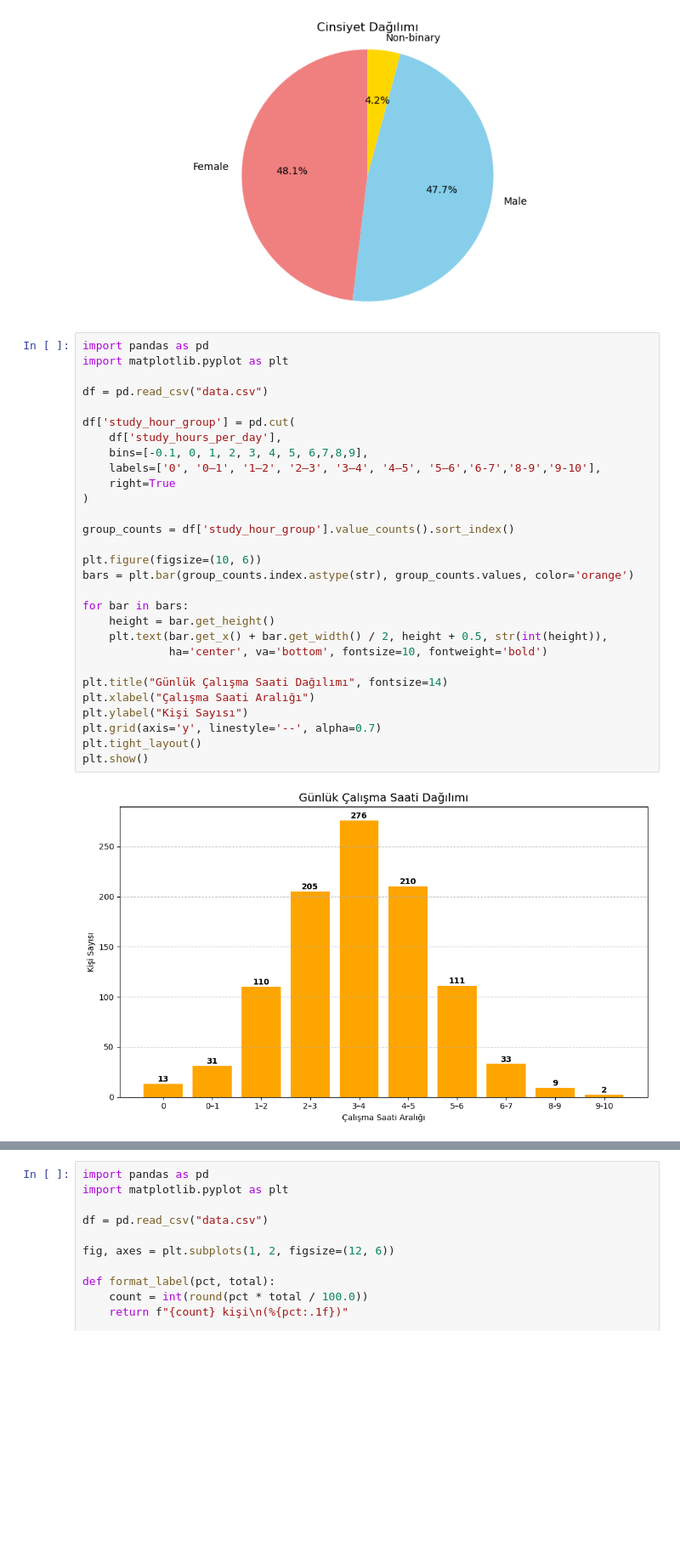
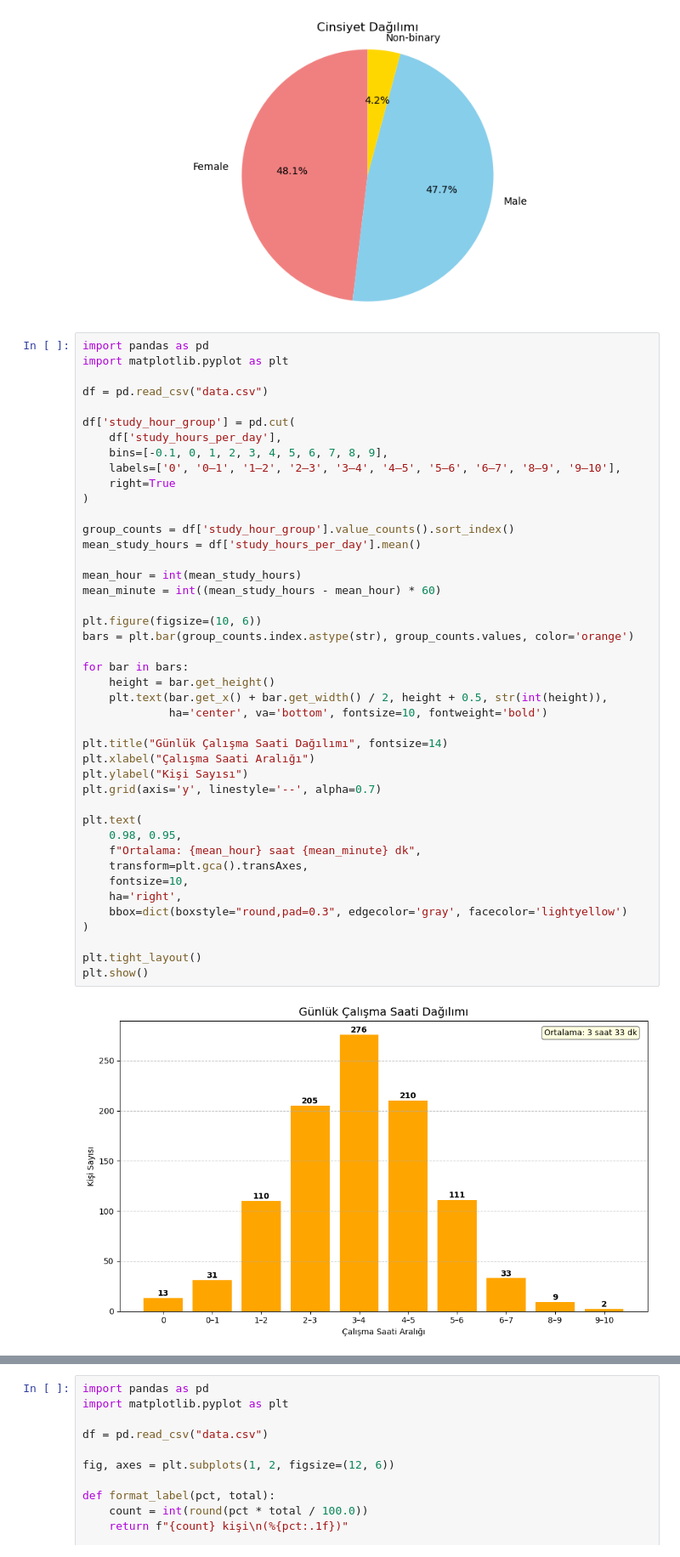
Before and after one commit to uct-trk/Veri-Madenciligi, a Jupyter notebook: data_analysis.ipynb, the cells around one changed output, grey strips where cells are left out. Shown at 85% size. Cells and saved outputs as stored; diff of their text form; blank space fills up the shorter version.

Commit message:
verilerin grafikleri ortalama değerler oluşturuldu

```diff
--- a/data_analysis.ipynb
+++ b/data_analysis.ipynb
@@ -92,34 +117,48 @@ plt.show()
 # %%
 import pandas as pd
 import matplotlib.pyplot as plt
 
 df = pd.read_csv("data.csv")
 
 df['study_hour_group'] = pd.cut(
     df['study_hours_per_day'],
-    bins=[-0.1, 0, 1, 2, 3, 4, 5, 6,7,8,9],
-    labels=['0', '0–1', '1–2', '2–3', '3–4', '4–5', '5–6','6-7','8-9','9-10'],
+    bins=[-0.1, 0, 1, 2, 3, 4, 5, 6, 7, 8, 9],
+    labels=['0', '0–1', '1–2', '2–3', '3–4', '4–5', '5–6', '6–7', '8–9', '9–10'],
     right=True
 )
 
 group_counts = df['study_hour_group'].value_counts().sort_index()
+mean_study_hours = df['study_hours_per_day'].mean()
+
+mean_hour = int(mean_study_hours)
+mean_minute = int((mean_study_hours - mean_hour) * 60)
 
 plt.figure(figsize=(10, 6))
 bars = plt.bar(group_counts.index.astype(str), group_counts.values, color='orange')
 
 for bar in bars:
     height = bar.get_height()
     plt.text(bar.get_x() + bar.get_width() / 2, height + 0.5, str(int(height)),
              ha='center', va='bottom', fontsize=10, fontweight='bold')
 
 plt.title("Günlük Çalışma Saati Dağılımı", fontsize=14)
 plt.xlabel("Çalışma Saati Aralığı")
 plt.ylabel("Kişi Sayısı")
 plt.grid(axis='y', linestyle='--', alpha=0.7)
+
+plt.text(
+    0.98, 0.95,
+    f"Ortalama: {mean_hour} saat {mean_minute} dk",
+    transform=plt.gca().transAxes,
+    fontsize=10,
+    ha='right',
+    bbox=dict(boxstyle="round,pad=0.3", edgecolor='gray', facecolor='lightyellow')
+)
+
 plt.tight_layout()
 plt.show()
 # %% [output]
-[figure, old version]
+[figure, new version]
 # %%
 import pandas as pd
 import matplotlib.pyplot as plt
```
Also changed, not shown: parts of 10 cells of this notebook, 1 other file.
